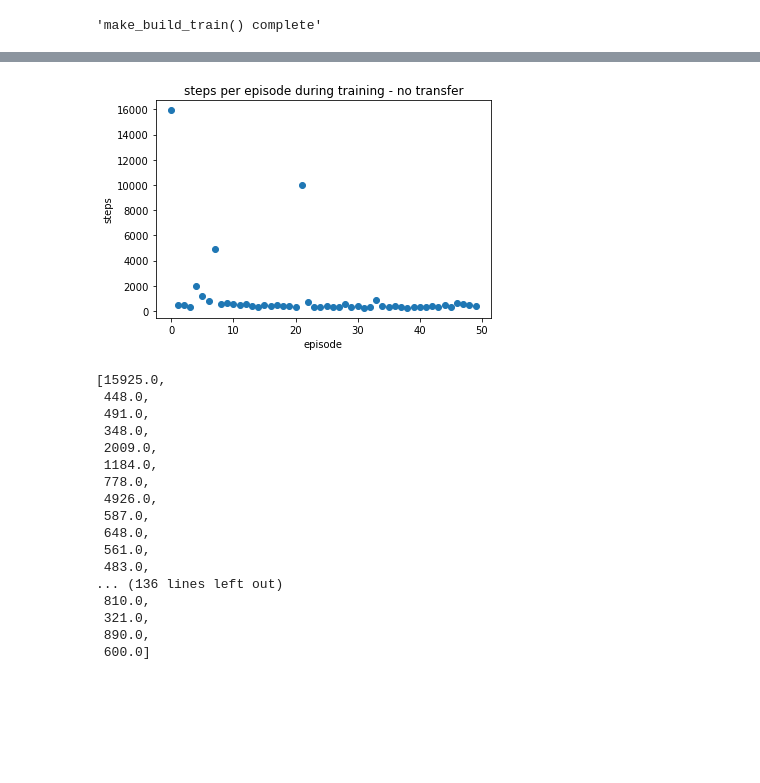
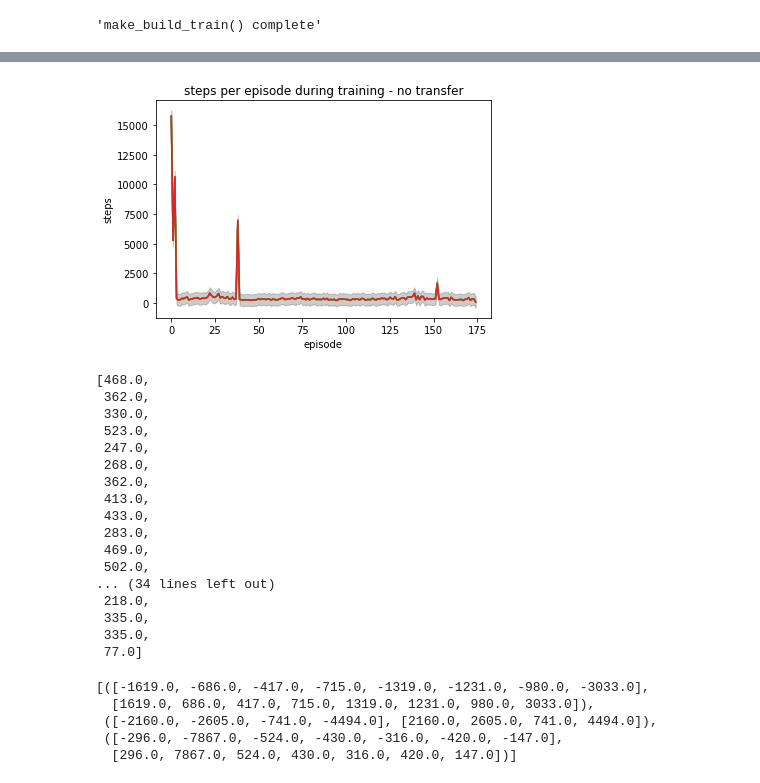
Before and after one commit to TransferRL/ammar_TrRBM, a Jupyter notebook: builder notebook - deep q with transfer .ipynb, the cells around one changed output, grey strips where cells are left out. Drawn from its saved outputs; the diff is of its cells as text; code cells hidden in the pictures; blank space fills up the shorter version.

```diff
--- a/builder notebook - deep q with transfer .ipynb
+++ b/builder notebook - deep q with transfer .ipynb
@@ -226,6 +226,9 @@ class DeepQ(object):
 
         self.act = ActWrapper(self.act, self.act_params)
 
+        return 'make_build_train() complete'
+
+    def initialize(self):
         # Create the replay buffer
         if self.prioritized_replay:
             self.replay_buffer = PrioritizedReplayBuffer(self.buffer_size, alpha=self.prioritized_replay_alpha)
@@ -246,24 +249,39 @@ class DeepQ(object):
         U.initialize()
         self.update_target()
 
-        return 'make_build_train() complete'
+        return 'initialize() complete'
 
     def transfer_pretrain(self,
                           transferred_instances
                          ,epochs
-                         ,store_in_replay_buffer=True
-                         ,batch_size=None
+                         ,tr_batch_size
+                         ,keep_in_replay_buffer=True
                          ):
         """
         This is a custom function from University of Toronto group to first pretrain
         the deepq train network with transferred instances. These instances must be
-        (s,a,s',r) tuples mapped over to the same state and action spaces as the target
+        zip([s],[a],[r],[s']) tuples mapped over to the same state and action spaces as the target
         task environment.
 
         No output - just updates parameters of train and target networks.
         """
         # TODO - function that trains self.act and self.train using mapped instances
-        pass
+        done = False
+        # pack all instances into replay buffer
+        for obs, action, rew, new_obs in transferred_instances:
+            self.replay_buffer.add(obs, action, rew, new_obs, float(done))
+
+        for epoch in range(epochs):
+            obses_t, actions, rewards, obses_tp1, dones = self.replay_buffer.sample(tr_batch_size)
+            weights, batch_idxes = np.ones_like(rewards), None
+            td_errors = self.train(obses_t, actions, rewards, obses_tp1, dones, weights)
+
+        self.update_target()
+
+        if keep_in_replay_buffer is not True:
+            self.replay_buffer = ReplayBuffer(self.buffer_size)
+
+        return 'transfer_pretrain() complete'
 
 
     def task_train(self):
@@ -359,7 +377,7 @@ dq = DeepQ(
         env,
         q_func=model,
         lr=1e-3,
-        max_timesteps=100000,
+        max_timesteps=10000,
         buffer_size=50000,
         exploration_fraction=0.1,
         exploration_final_eps=0.1,
@@ -393,29 +406,30 @@ INFO:tensorflow:Restoring parameters from /var/folders/9v/zklyctlj4w7c3dz5p_84zk
 # %%
 from matplotlib import pyplot as plt
-plt.scatter(range(len(episode_steps[:50])),episode_steps[:50])
+plt.plot(range(len(episode_steps)),episode_steps)
+plt.fill_between(range(len(episode_steps)),np.array(episode_steps) - 500,np.array(episode_steps) + 500, alpha=0.2, color='k')
 plt.title('steps per episode during training - no transfer')
 plt.xlabel('episode')
 plt.ylabel('steps')
 plt.show()
 # %% [output]
-[figure, old version]
+[figure, new version]
 # %%
-episode_steps
+episode_steps[-50:]
 # %% [output]
-[15925.0,
- 448.0,
- 491.0,
- 348.0,
- 2009.0,
- 1184.0,
- 778.0,
- 4926.0,
- 587.0,
- 648.0,
- 561.0,
- 483.0,
-... (136 lines left out)
- 810.0,
- 321.0,
- 890.0,
- 600.0]
+[468.0,
+ 362.0,
+ 330.0,
+ 523.0,
+ 247.0,
+ 268.0,
+ 362.0,
+ 413.0,
+ 433.0,
+ 283.0,
+ 469.0,
+ 502.0,
+... (34 lines left out)
+ 218.0,
+ 335.0,
+ 335.0,
+ 77.0]
@@ -421,0 +445,8 @@ episode_steps
+# %%
+experiments
+# %% [output]
+[([-1619.0, -686.0, -417.0, -715.0, -1319.0, -1231.0, -980.0, -3033.0],
+  [1619.0, 686.0, 417.0, 715.0, 1319.0, 1231.0, 980.0, 3033.0]),
+ ([-2160.0, -2605.0, -741.0, -4494.0], [2160.0, 2605.0, 741.0, 4494.0]),
+ ([-296.0, -7867.0, -524.0, -430.0, -316.0, -420.0, -147.0],
+  [296.0, 7867.0, 524.0, 430.0, 316.0, 420.0, 147.0])]
```
Also changed, not shown: parts of 13 cells of this notebook, 9 other files.
